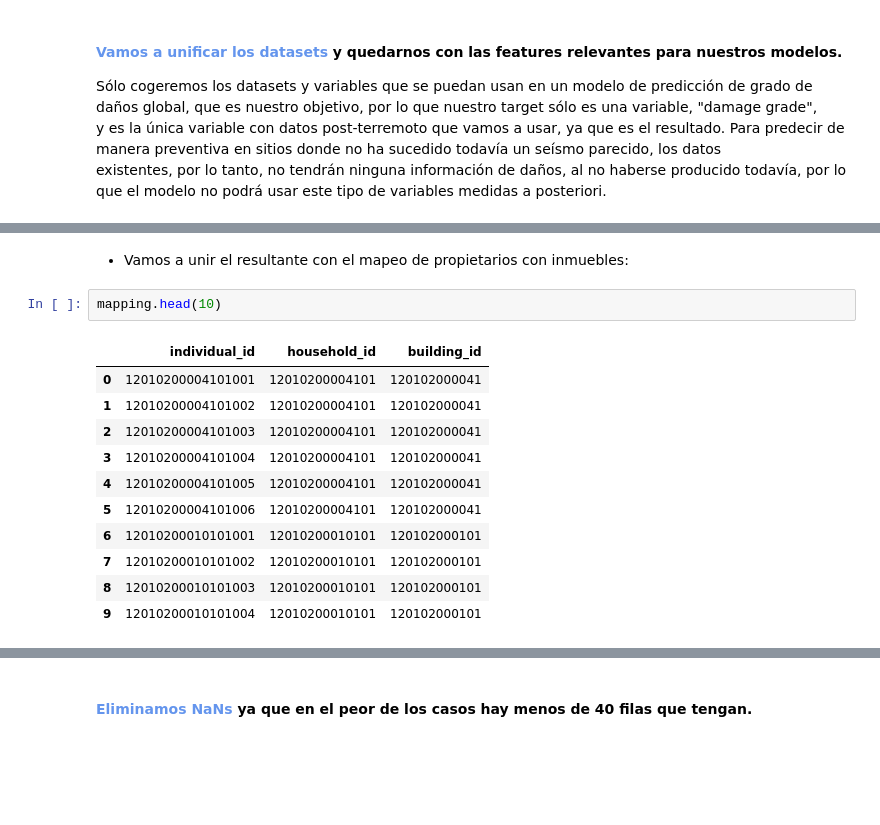
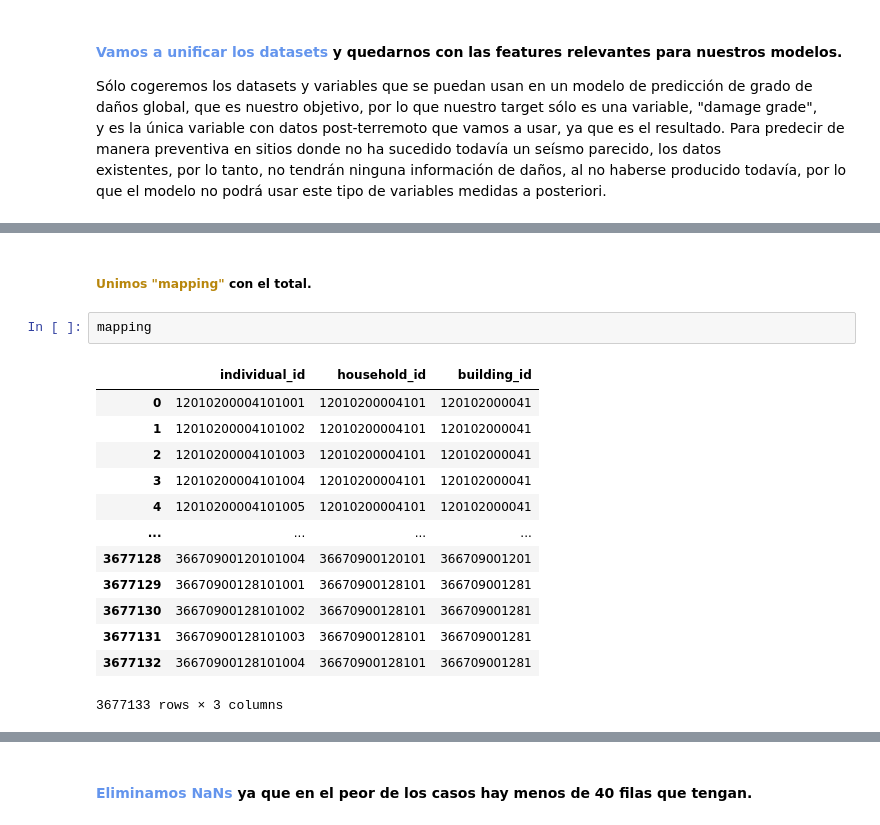
Before and after one commit to JuanitoNob/earthquakes-, a Jupyter notebook: proyecto_earthquake.ipynb, the cells around one changed output, grey strips where cells are left out. Drawn from its saved outputs; the diff is of its cells as text; blank space fills up the shorter version.

```diff
--- a/proyecto_earthquake.ipynb
+++ b/proyecto_earthquake.ipynb
@@ -703,18 +694,20 @@ df_total.shape
 # %% [output]
 (762106, 30)
 # %% [markdown]
-* Vamos a unir el resultante con el mapeo de propietarios con inmuebles:
+##### <span style="color:DarkGoldenrod;">Unimos "mapping"</span> con el total.
 # %%
-mapping.head(10)
+mapping
 # %% [output]
 |  | individual_id | household_id | building_id |
 | 0 | 12010200004101001 | 12010200004101 | 120102000041 |
 | 1 | 12010200004101002 | 12010200004101 | 120102000041 |
 | 2 | 12010200004101003 | 12010200004101 | 120102000041 |
 | 3 | 12010200004101004 | 12010200004101 | 120102000041 |
 | 4 | 12010200004101005 | 12010200004101 | 120102000041 |
-| 5 | 12010200004101006 | 12010200004101 | 120102000041 |
-| 6 | 12010200010101001 | 12010200010101 | 120102000101 |
-| 7 | 12010200010101002 | 12010200010101 | 120102000101 |
-| 8 | 12010200010101003 | 12010200010101 | 120102000101 |
-| 9 | 12010200010101004 | 12010200010101 | 120102000101 |
+| ... | ... | ... | ... |
+| 3677128 | 36670900120101004 | 36670900120101 | 366709001201 |
+| 3677129 | 36670900128101001 | 36670900128101 | 366709001281 |
+| 3677130 | 36670900128101002 | 36670900128101 | 366709001281 |
+| 3677131 | 36670900128101003 | 36670900128101 | 366709001281 |
+| 3677132 | 36670900128101004 | 36670900128101 | 366709001281 |
+3677133 rows × 3 columns
```
Also changed, not shown: parts of 128 cells of this notebook, 2 other files.
